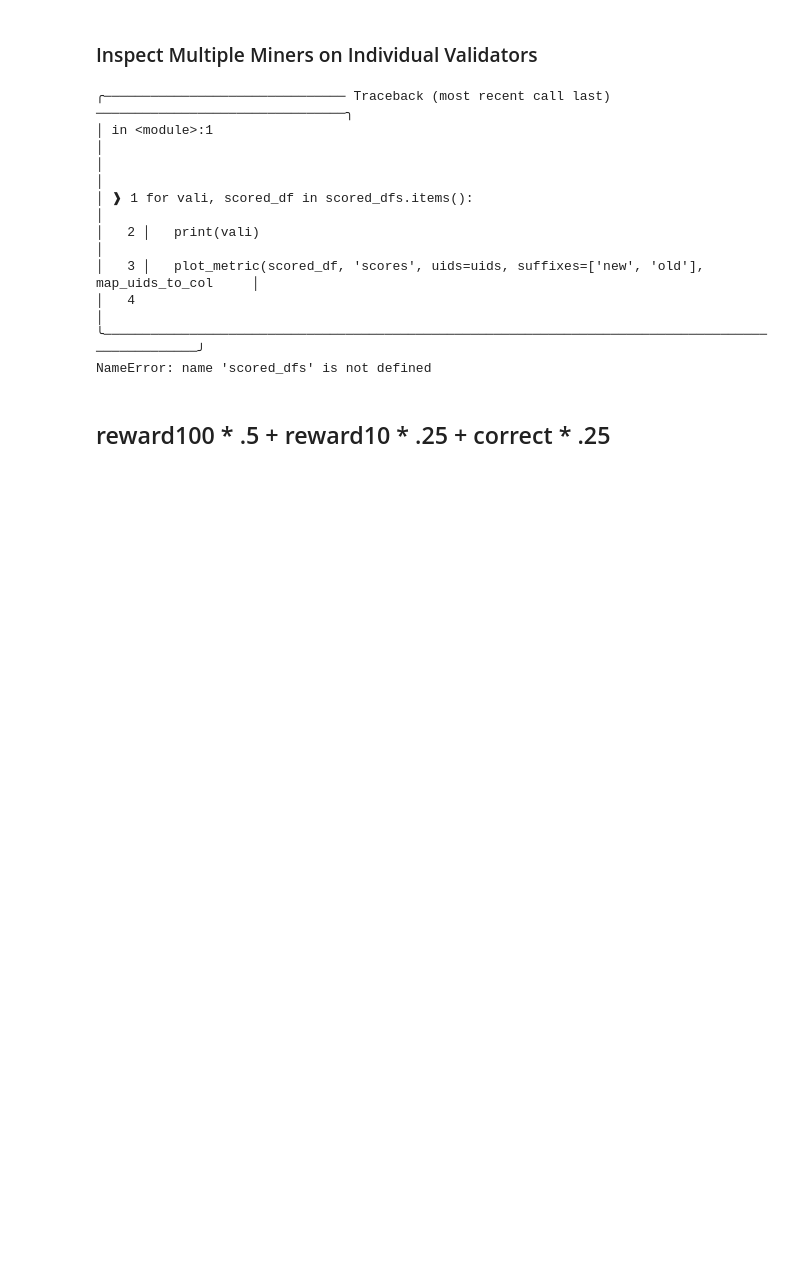
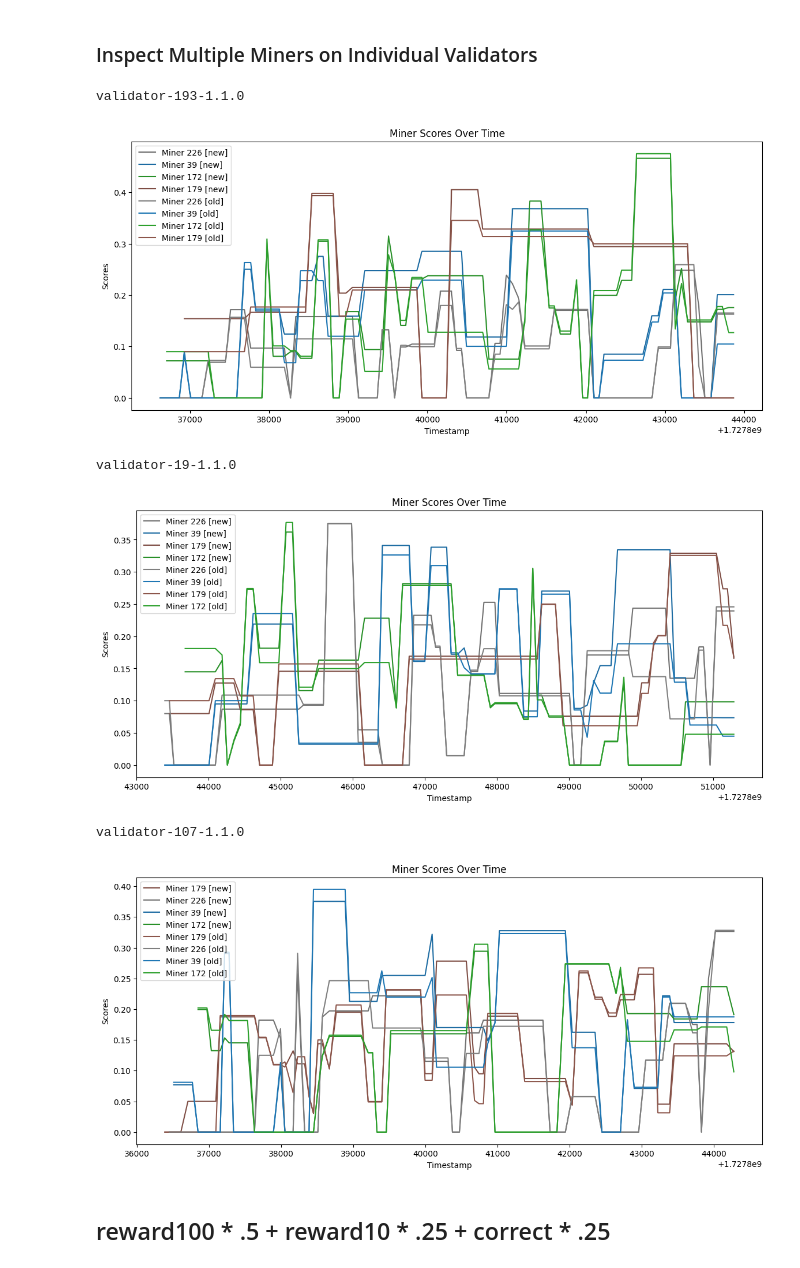
Before and after one commit to BitMind-AI/incentive-simulator, a Jupyter notebook: simulation.ipynb, the cells around one changed output. Cells and saved outputs as stored; diff of their text form; code cells hidden in the pictures; blank space fills up the shorter version.

```diff
--- a/simulation.ipynb
+++ b/simulation.ipynb
@@ -161,19 +166,18 @@ plot_multi_validator_metric(scored_dfs, 'rewards', ['new', 'old'], uids=uids, ma
 # %% [markdown]
 ### Inspect Multiple Miners on Individual Validators
 # %%
+uids = [226, 179, 172, 39]
+
 for vali, scored_df in scored_dfs.items():
     print(vali)
-    plot_metric(scored_df, 'scores', uids=uids, suffixes=['new', 'old'], map_uids_to_colors=map_uids_to_colors)
+    plot_metric(scored_df, 'scores', uids=uids, suffixes=['new', 'old'], map_uids_to_colors=True)
 # %% [output]
-╭─────────────────────────────── Traceback (most recent call last) ────────────────────────────────╮
-│ in <module>:1                                                                                    │
-│                                                                                                  │
-│ ❱ 1 for vali, scored_df in scored_dfs.items():                                                   │
-│   2 │   print(vali)                                                                              │
-│   3 │   plot_metric(scored_df, 'scores', uids=uids, suffixes=['new', 'old'], map_uids_to_col     │
-│   4                                                                                              │
-╰──────────────────────────────────────────────────────────────────────────────────────────────────╯
-NameError: name 'scored_dfs' is not defined
+validator-193-1.1.0
+[figure, added]
+validator-19-1.1.0
+[figure, added]
+validator-107-1.1.0
+[figure, added]
 # %% [markdown]
 ## reward100 * .5 + reward10 * .25 + correct * .25
 # %%
```
Also changed, not shown: parts of 4 cells of this notebook, 1 other file.
